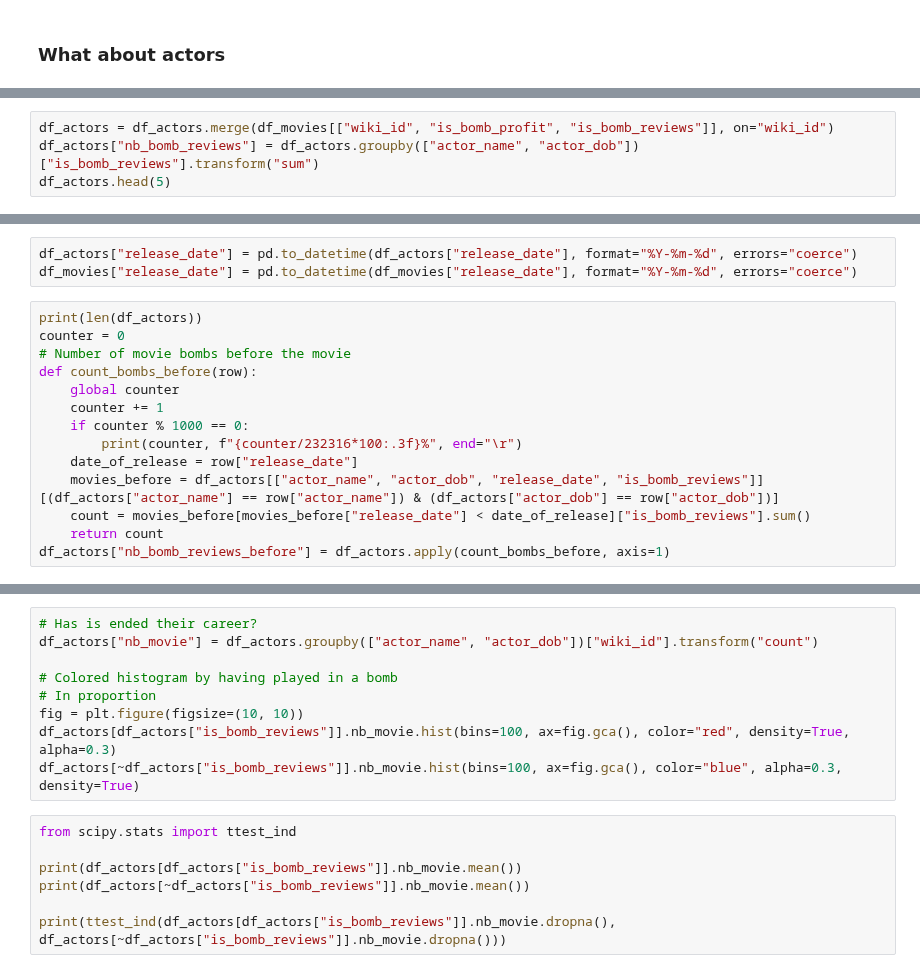
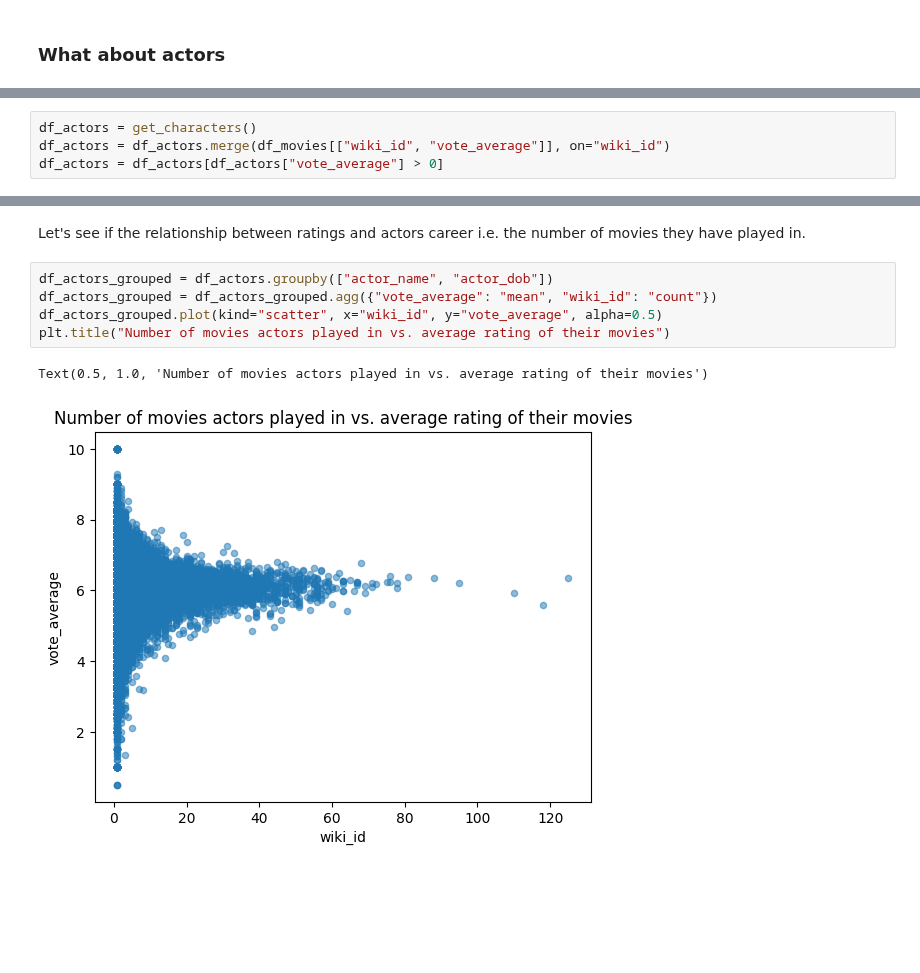
Before and after one commit to epfl-ada/ada-2022-project-adamax, a Jupyter notebook: src/initial_analysis.ipynb, the cells around one changed output, grey strips where cells are left out. Cells and saved outputs as stored; diff of their text form; blank space fills up the shorter version.

```diff
--- a/src/initial_analysis.ipynb
+++ b/src/initial_analysis.ipynb
@@ -695,4 +755,4 @@ Index(['wiki_id', 'movie_freebase_id', 'release_date', 'character_name',
 # %%
-df_actors = df_actors.merge(df_movies[["wiki_id", "is_bomb_profit", "is_bomb_reviews"]], on="wiki_id")
-df_actors["nb_bomb_reviews"] = df_actors.groupby(["actor_name", "actor_dob"])["is_bomb_reviews"].transform("sum")
-df_actors.head(5)
+df_actors = get_characters()
+df_actors = df_actors.merge(df_movies[["wiki_id", "vote_average"]], on="wiki_id")
+df_actors = df_actors[df_actors["vote_average"] > 0]
@@ -711,17 +758,0 @@ df_actors["nb_bomb_reviews"].hist(bins=100)
-# %%
-df_actors["release_date"] = pd.to_datetime(df_actors["release_date"], format="%Y-%m-%d", errors="coerce")
-df_movies["release_date"] = pd.to_datetime(df_movies["release_date"], format="%Y-%m-%d", errors="coerce")
-# %%
-print(len(df_actors))
-counter = 0
-# Number of movie bombs before the movie
-def count_bombs_before(row):
-    global counter
-    counter += 1
-    if counter % 1000 == 0:
-        print(counter, f"{counter/232316*100:.3f}%", end="\r")
-    date_of_release = row["release_date"]
-    movies_before = df_actors[["actor_name", "actor_dob", "release_date", "is_bomb_reviews"]][(df_actors["actor_name"] == row["actor_name"]) & (df_actors["actor_dob"] == row["actor_dob"])]
-    count = movies_before[movies_before["release_date"] < date_of_release]["is_bomb_reviews"].sum()
-    return count
-df_actors["nb_bomb_reviews_before"] = df_actors.apply(count_bombs_before, axis=1)
@@ -761,16 +759,10 @@ plt.show()
-# %%
-# Has is ended their career?
-df_actors["nb_movie"] = df_actors.groupby(["actor_name", "actor_dob"])["wiki_id"].transform("count")
-
-# Colored histogram by having played in a bomb
-# In proportion
-fig = plt.figure(figsize=(10, 10))
-df_actors[df_actors["is_bomb_reviews"]].nb_movie.hist(bins=100, ax=fig.gca(), color="red", density=True, alpha=0.3)
-df_actors[~df_actors["is_bomb_reviews"]].nb_movie.hist(bins=100, ax=fig.gca(), color="blue", alpha=0.3, density=True)
-# %%
-from scipy.stats import ttest_ind
-
-print(df_actors[df_actors["is_bomb_reviews"]].nb_movie.mean())
-print(df_actors[~df_actors["is_bomb_reviews"]].nb_movie.mean())
-
-print(ttest_ind(df_actors[df_actors["is_bomb_reviews"]].nb_movie.dropna(), df_actors[~df_actors["is_bomb_reviews"]].nb_movie.dropna()))
+# %% [markdown]
+Let's see if the relationship between ratings and actors career i.e. the number of movies they have played in.
+# %%
+df_actors_grouped = df_actors.groupby(["actor_name", "actor_dob"])
+df_actors_grouped = df_actors_grouped.agg({"vote_average": "mean", "wiki_id": "count"})
+df_actors_grouped.plot(kind="scatter", x="wiki_id", y="vote_average", alpha=0.5)
+plt.title("Number of movies actors played in vs. average rating of their movies")
+# %% [output]
+Text(0.5, 1.0, 'Number of movies actors played in vs. average rating of their movies')
+[figure, added]
```
Also changed, not shown: parts of 55 cells of this notebook.
